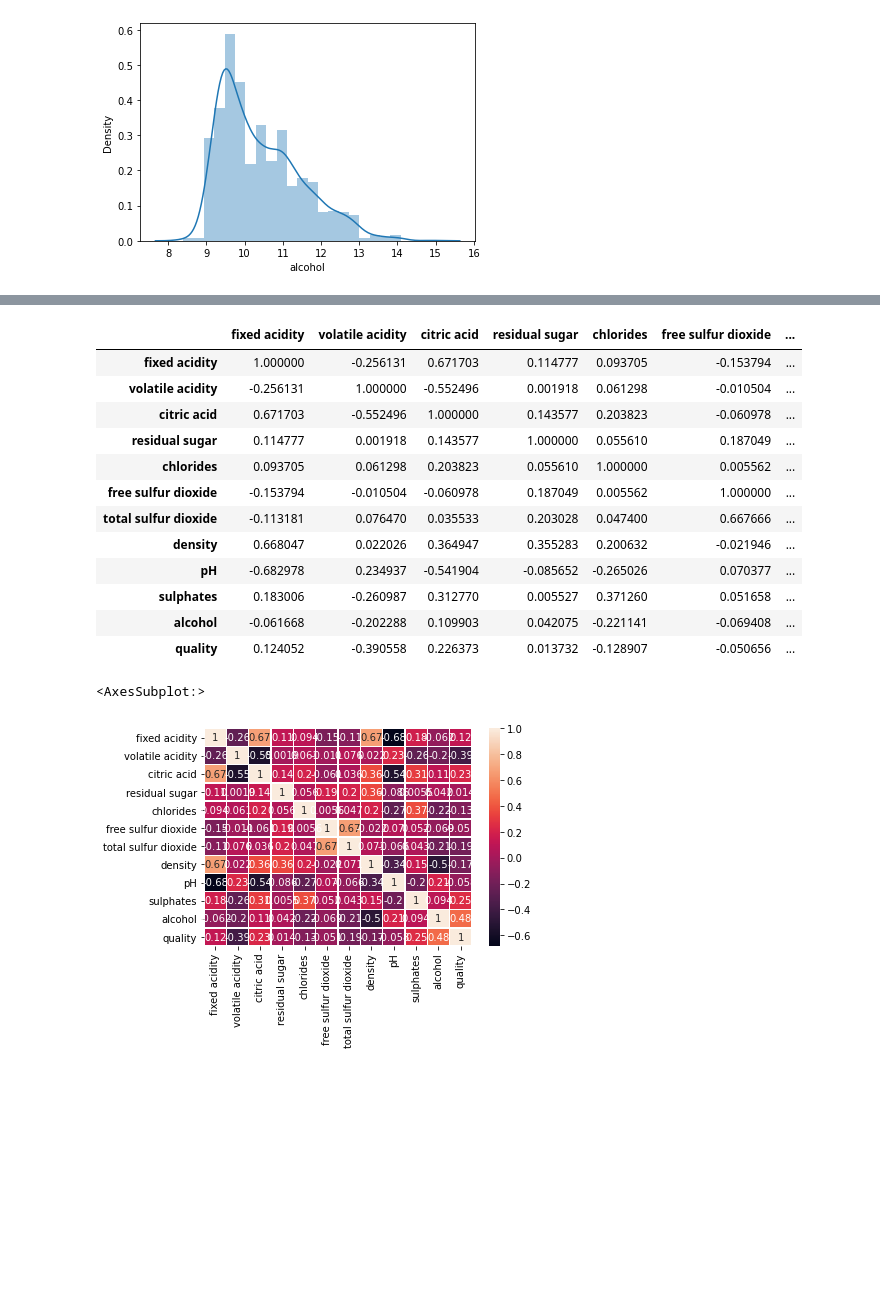
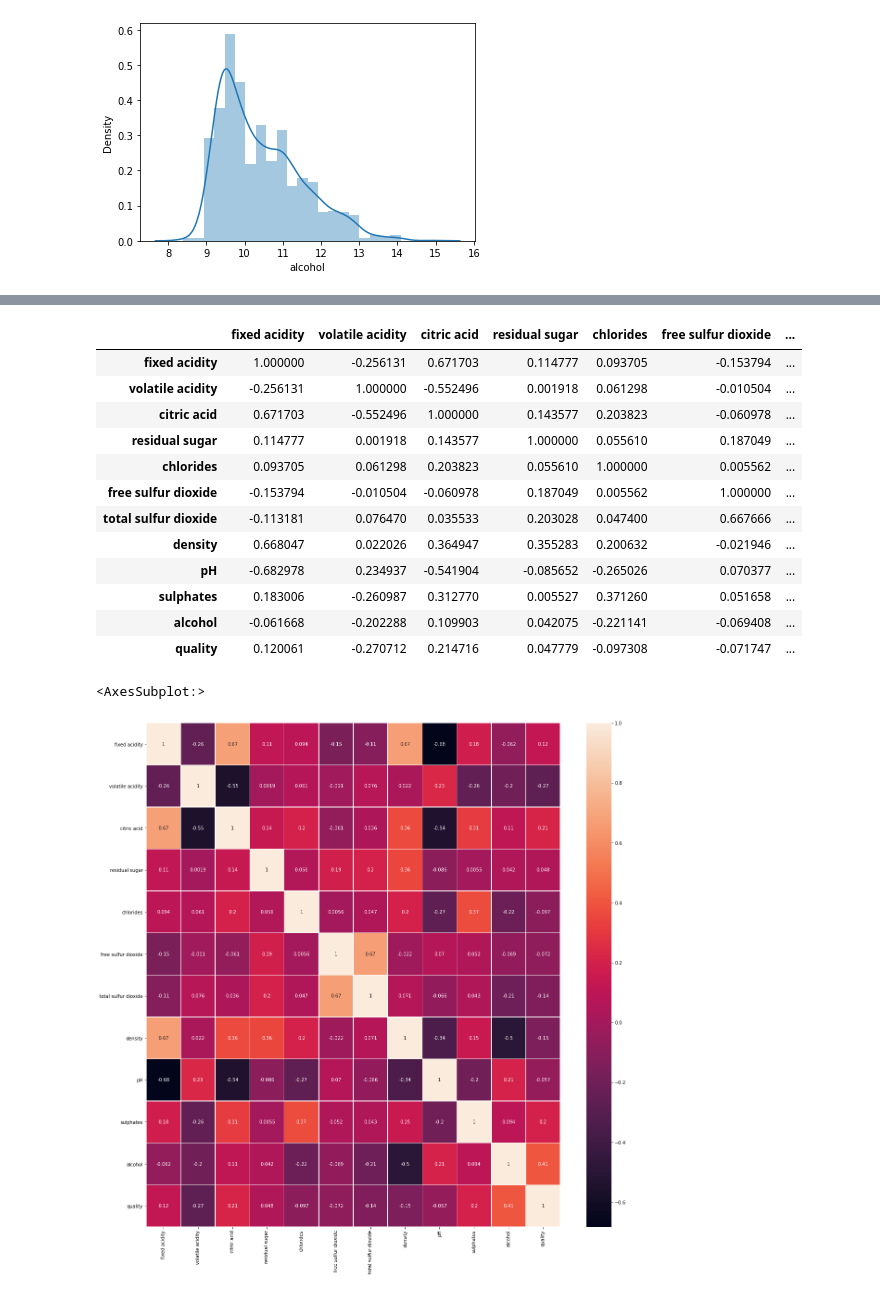
Before and after one commit to himaniuniyal/DataTrained-Project, a Jupyter notebook: Practice projects/4. Red Wine Quality Project.ipynb, the cells around one changed output, grey strips where cells are left out. Saved outputs shown, nothing was run; the diff lists cells and outputs as text; code cells hidden in the pictures; blank space fills up the shorter version.

```diff
--- a/Practice projects/4. Red Wine Quality Project.ipynb
+++ b/Practice projects/4. Red Wine Quality Project.ipynb
@@ -20,0 +98,9 @@ df.shape
+# %%
+df.quality =df.quality.replace(5,0)
+df.quality =df.quality.replace(6,0)
+df.quality =df.quality.replace(7,1)
+df.quality =df.quality.replace(4,0)
+df.quality =df.quality.replace(8,1)
+df.quality =df.quality.replace(3,0)
+
+df.quality.value_counts().to_frame()
@@ -119,9 +283,11 @@ df.corr()
 | pH | -0.682978 | 0.234937 | -0.541904 | -0.085652 | -0.265026 | 0.070377 | ... |
 | sulphates | 0.183006 | -0.260987 | 0.312770 | 0.005527 | 0.371260 | 0.051658 | ... |
 | alcohol | -0.061668 | -0.202288 | 0.109903 | 0.042075 | -0.221141 | -0.069408 | ... |
-| quality | 0.124052 | -0.390558 | 0.226373 | 0.013732 | -0.128907 | -0.050656 | ... |
+| quality | 0.120061 | -0.270712 | 0.214716 | 0.047779 | -0.097308 | -0.071747 | ... |
 # %%
-sns.heatmap(df.corr(),annot=True, linewidth=0.5)
+df.index = pd.to_datetime(df.index)
+fig, ax = plt.subplots(figsize=(20,20))
+sns.heatmap(df.corr(),annot=True, linewidth=0.5,)
 # %% [output]
 <AxesSubplot:>
-[figure, old version]
+[figure, new version]
```
Also changed, not shown: parts of 91 cells of this notebook.
